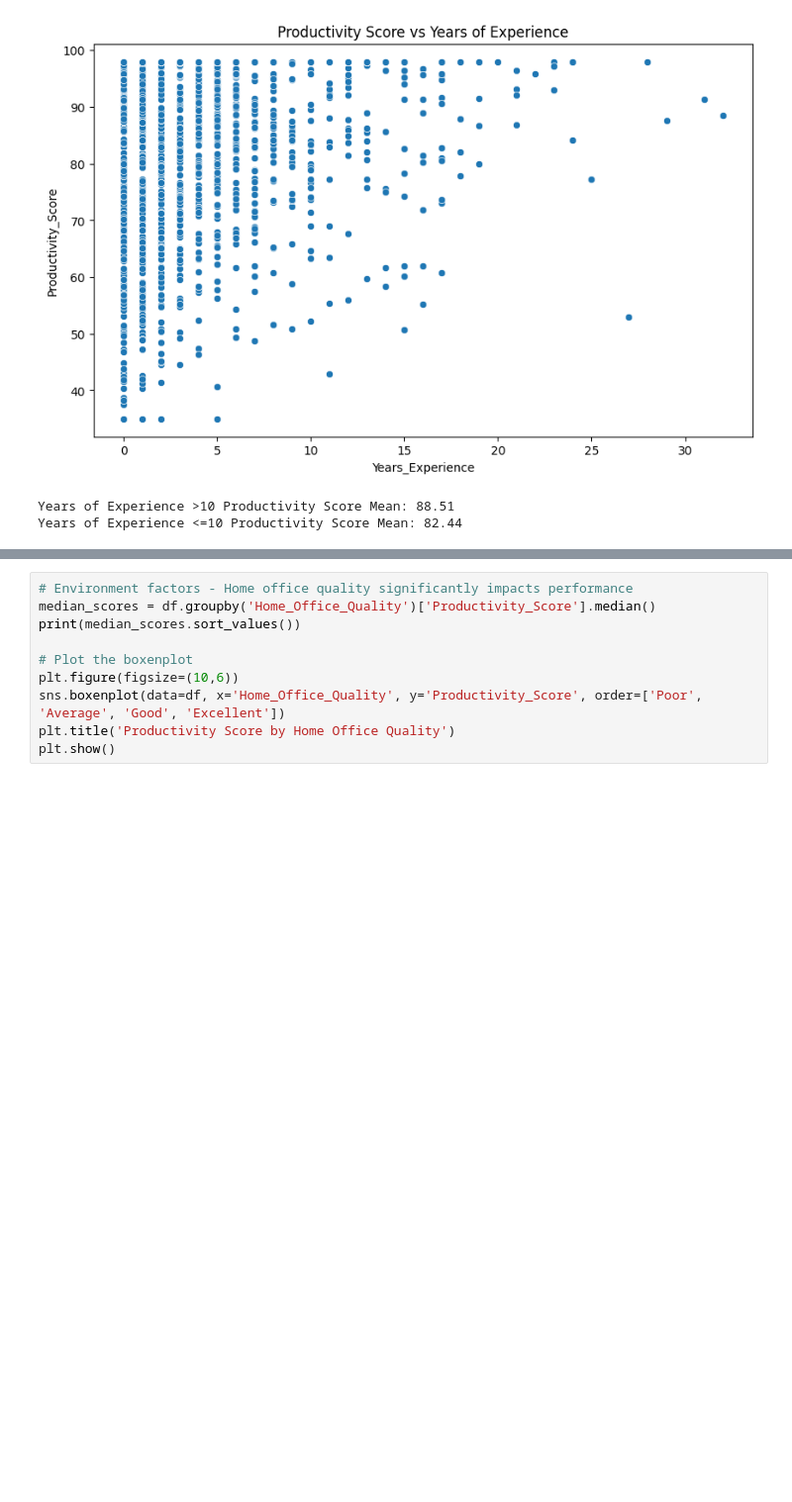
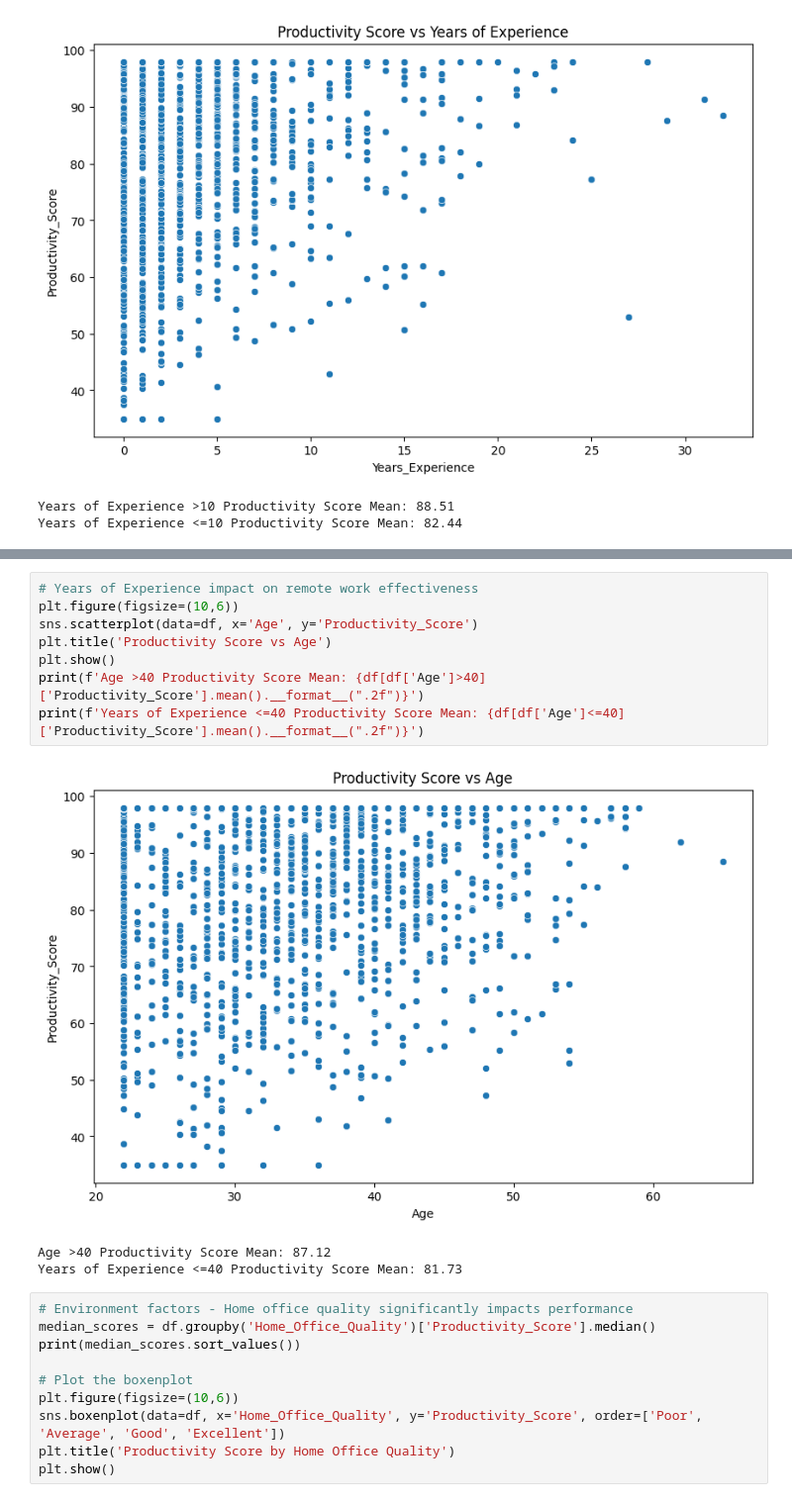
Before and after one commit to EfeDogan/429Project, a Jupyter notebook: project.ipynb, the cells around one changed output, grey strips where cells are left out. Shown at 99% size. Saved outputs shown, nothing was run; the diff lists cells and outputs as text; blank space fills up the shorter version.

```diff
--- a/new_dataset.ipynb
+++ b/project.ipynb
@@ -174,3 +190,15 @@ Years of Experience <=10 Productivity Score Mean: 82.44
+# %%
+# Years of Experience impact on remote work effectiveness
+plt.figure(figsize=(10,6))
+sns.scatterplot(data=df, x='Age', y='Productivity_Score')
+plt.title('Productivity Score vs Age')
+plt.show()
+print(f'Age >40 Productivity Score Mean: {df[df['Age']>40]['Productivity_Score'].mean().__format__(".2f")}')
+print(f'Years of Experience <=40 Productivity Score Mean: {df[df['Age']<=40]['Productivity_Score'].mean().__format__(".2f")}')
+# %% [output]
+[figure, added]
+Age >40 Productivity Score Mean: 87.12
+Years of Experience <=40 Productivity Score Mean: 81.73
 # %%
 # Environment factors - Home office quality significantly impacts performance
 median_scores = df.groupby('Home_Office_Quality')['Productivity_Score'].median()
```
Also changed, not shown: parts of 30 cells of this notebook, 3 other files.
